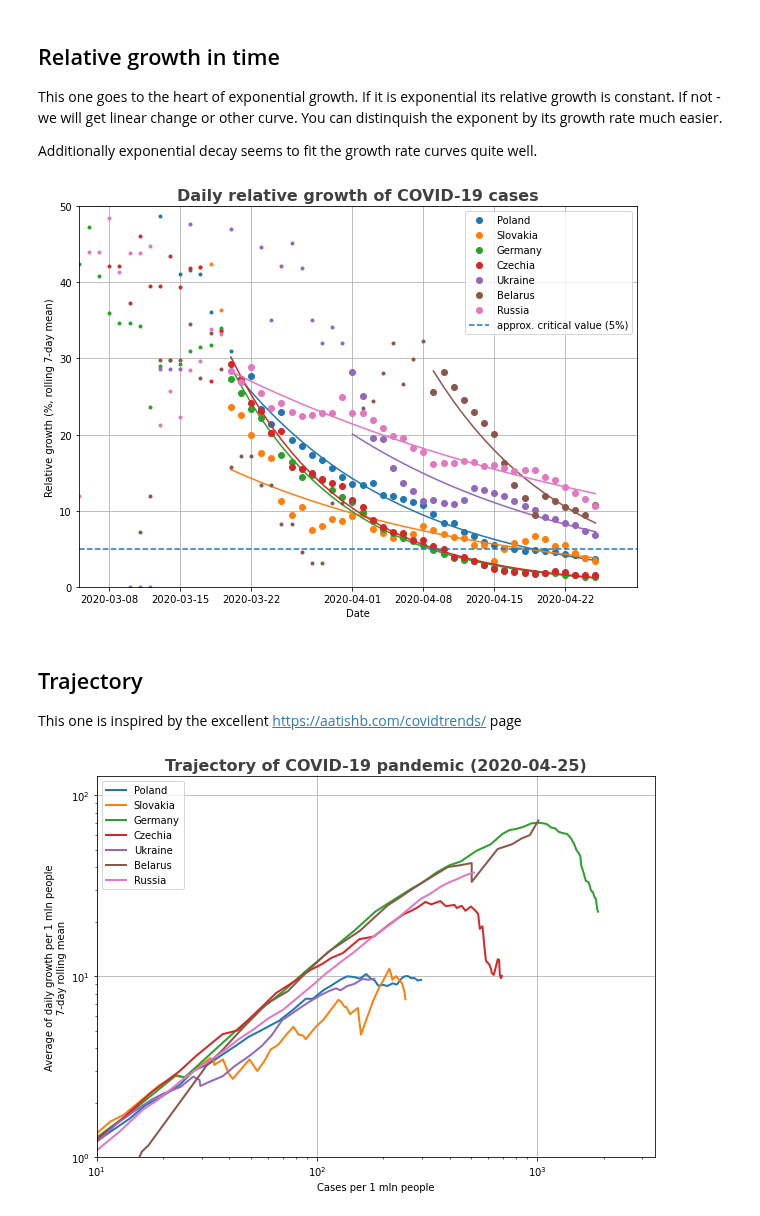
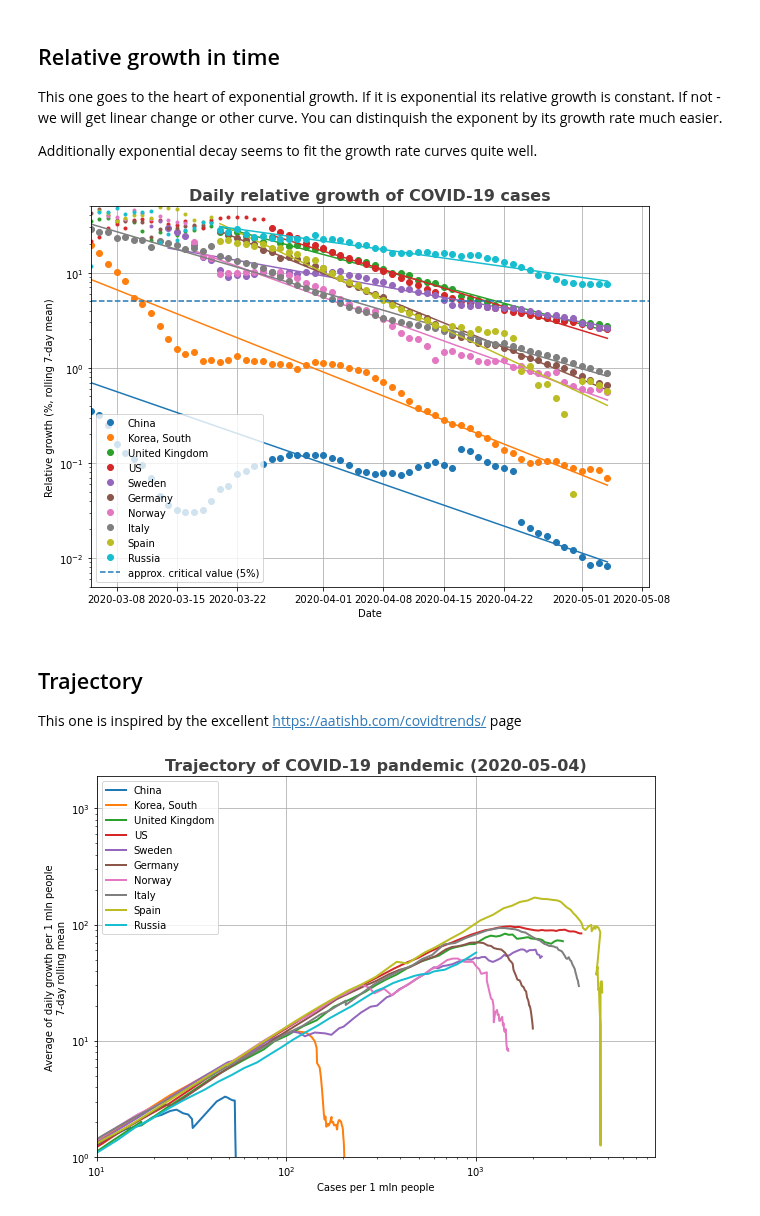
Before and after one commit to jochym/covid_plots, a Jupyter notebook: Covid_plots.ipynb, the cells around one changed output. Cells and saved outputs as stored; diff of their text form; code cells hidden in the pictures.

Commit message:
Add few plots. Explicit polish wiki section

```diff
--- a/Covid_plots.ipynb
+++ b/Covid_plots.ipynb
@@ -10,17 +20,19 @@ Populating the interactive namespace from numpy and matplotlib
 # Use logarithmic scales?
 LOGY=True
 
-# Select countries
+# Select countries of general interest
 selcnt = []
-selcnt += ['Poland']
-#selcnt += ['China', 'Korea, South']
+selcnt += ['China', 'Korea, South']
 selcnt += ['United Kingdom', 'US']
 selcnt += ['Sweden','Germany','Norway']
 selcnt += ['Italy', 'Spain']
-#selcnt = ['Poland', 'Slovakia', 'Germany', 'Czechia', 'Ukraine', 'Belarus', 'Russia']
-#selcnt = ['Poland', 'Germany','Sweden','US','Norway','Italy','Spain']
-#selcnt = ['US', 'Germany', 'Italy', 'Spain', 'Korea, South']
-#selcnt = ['Poland', 'Sweden', 'US', 'Norway']
+selcnt += ['Russia',]
+
+# Countries for plwiki plots
+plwiki = ['Poland', 'Slovakia', 'Germany', 'Czechia', 'Ukraine', 'Belarus', 'Russia']
+
+# Countries to read in
+countries = list(set(plwiki).union(set(selcnt)))
 # %%
 # Prepare the data
 
@@ -46,7 +58,7 @@ def fix_names(c):
 pop = pd.read_csv('https://raw.githubusercontent.com/datasets/population/master/data/population.csv')
 
 # Population uses different country names - map it
-pop_cnt = [fix_names(c) for c in selcnt]
+pop_cnt = [fix_names(c) for c in countries]
 population = {fix_names(c):n for c, _, _, n in
                    pop[pop['Country Name'].isin(pop_cnt) & (pop.Year==2018)].values}
 
@@ -54,7 +66,7 @@ population = {fix_names(c):n for c, _, _, n in
 # Loading covid data
 df = pd.read_csv('https://raw.githubusercontent.com/datasets/covid-19/master/data/countries-aggregated.csv', parse_dates=['Date'])
 # Limit to the selected countries
-df = df[df['Country'].isin(selcnt)]
+df = df[df['Country'].isin(countries)]
 
 conf = df.pivot(index='Date', columns='Country', values='Confirmed')
 recov = df.pivot(index='Date', columns='Country', values='Recovered')
@@ -64,11 +76,15 @@ relgr = conf.pct_change()
 # Compute per capita values (per 100_000)
 confpc = conf.copy()
 for country in confpc:
-    confpc[country] = confpc[country]/population[country]*100_000
+    confpc[country] = confpc[country]/population[country]*1_000_000
 
 victpc = vict.copy()
 for country in victpc:
-    victpc[country] = victpc[country]/population[country]*100_000
+    victpc[country] = victpc[country]/population[country]*1_000_000
+
+recovpc = recov.copy()
+for country in victpc:
+    recovpc[country] = recovpc[country]/population[country]*1_000_000
 # %% [markdown]
 ## Relative growth in time
 
@@ -79,43 +95,42 @@ Additionally exponential decay seems to fit the growth rate curves quite well.
 # %%
 fig = plt.figure(figsize=(10,7))
 
 span = 7
 rel = relgr.rolling(span).mean()
 
 for n, c in enumerate(selcnt):
     m = ~ (np.isnan(rel[c].values) | np.isinf(rel[c].values))
     t = np.arange(m.size)
     t = rel.index.to_pydatetime()
     for s, v in zip(t[m][::-1], rel[c].values[m][::-1]):
         if v>0.3 :
             break
     mm = m & (t > s)
     x = arange(rel.index.size)
     fit = polyfit(x[mm], log(rel[c].values[mm]), 1)
-    p = plt.plot(rel.index[m], 100*rel[c].values[m], '.')[0]
+    p = plt.semilogy(rel.index[m], 100*rel[c].values[m], '.')[0]
     plt.plot(rel.index[mm], 100*rel[c].values[mm], 'o', label=c, color=p.get_color())
     plt.plot(rel.index[mm], 100 * exp(polyval(fit, x[mm])), color=p.get_color())
 
 plt.axhline(5, ls='--', label='approx. critical value (5%)')
-plt.ylim(0,50)
+plt.ylim(None,50)
 plt.xlim(pd.Timestamp('2020-03-5'),None)
 plt.title('Daily relative growth of COVID-19 cases', fontsize = 16, weight = 'bold', alpha = .75)
 plt.ylabel(f'Relative growth (%, rolling {span}-day mean)')
 plt.xlabel('Date')
 plt.grid()
 plt.legend()
 plt.savefig('relative_growth.png');
 # %% [output]
-[figure, old version]
+[figure, new version]
 # %% [markdown]
 ## Trajectory
 This one is inspired by the excellent https://aatishb.com/covidtrends/ page
 # %%
 plt.figure(figsize=(10,7))
-val = 10*confpc
 span = 7
+val = confpc
 gr = val.diff().rolling(span).mean()
-
 for n, c in enumerate(selcnt):
     m = ~ gr[c].isnull()
     plt.loglog(val[c][m].values, gr[c][m].values, '-', label=c, lw=2)
@@ -130,4 +145,4 @@ plt.legend()
 plt.grid()
 plt.savefig('trajectory.png');
 # %% [output]
-[figure, old version]
+[figure, new version]
```
Also changed, not shown: parts of 15 cells of this notebook, 4 other files.
